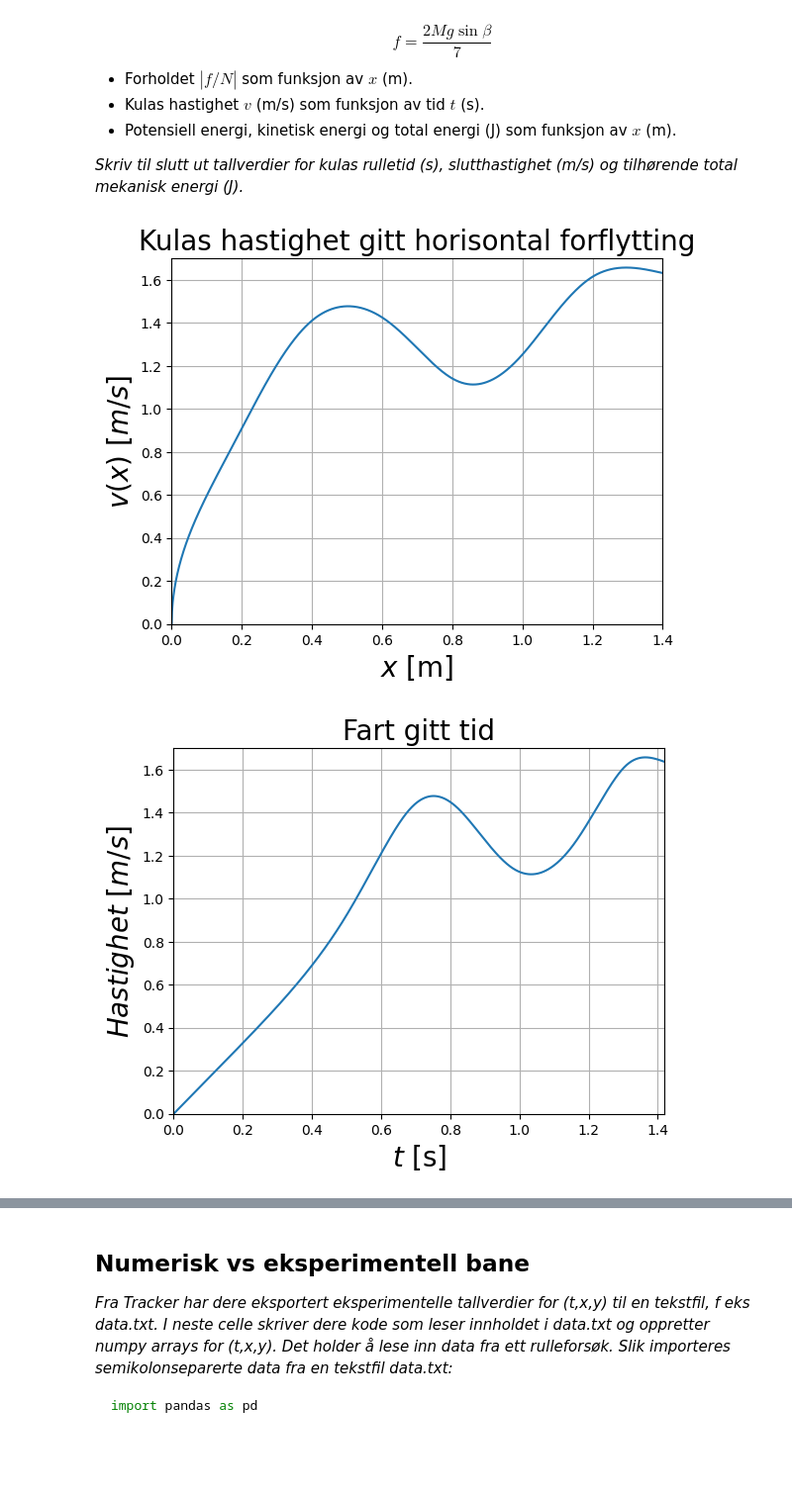
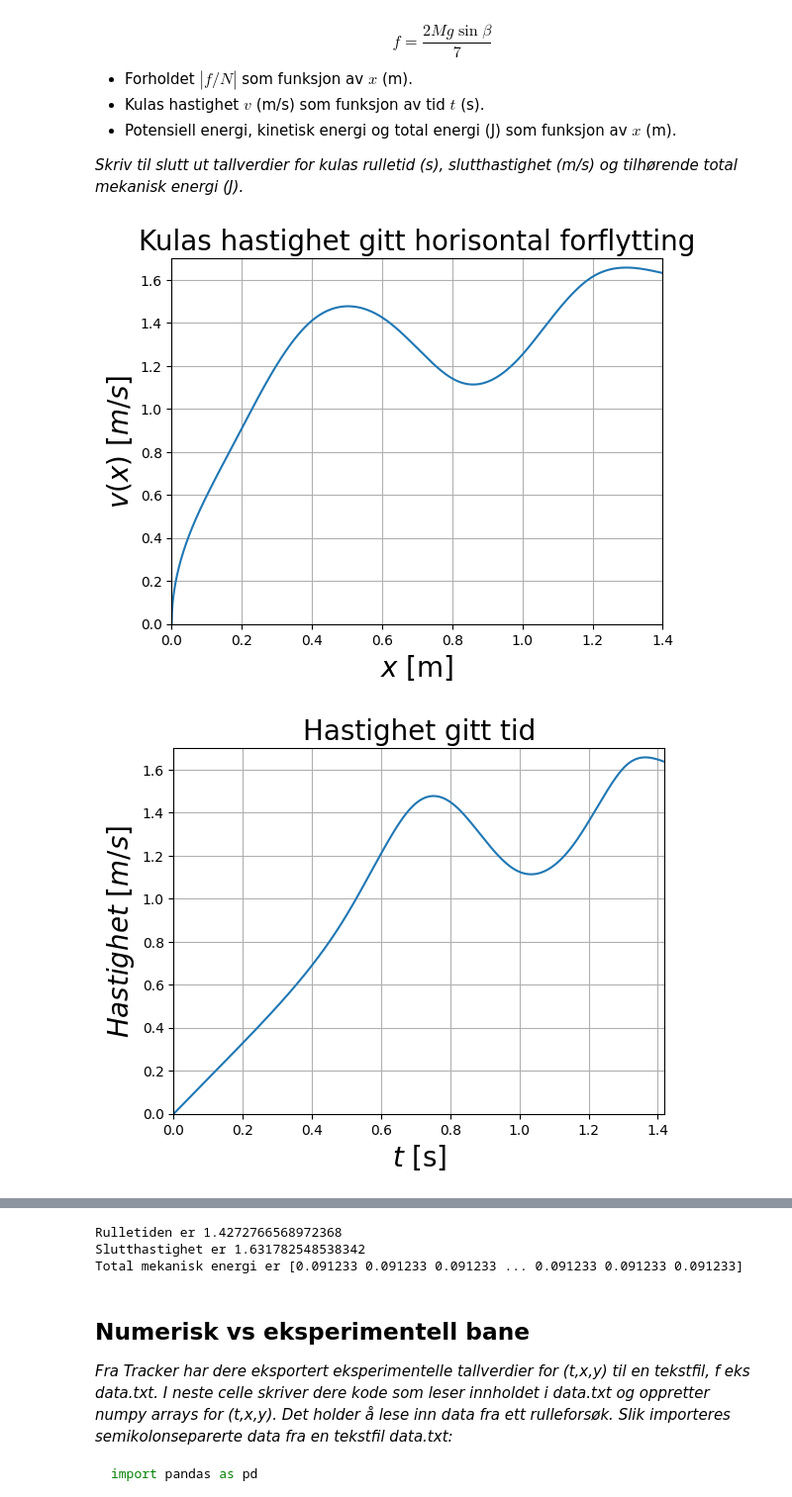
Before and after one commit to okhel/fyslab, a Jupyter notebook: mal_V24.ipynb, the cells around one changed output, grey strips where cells are left out. Shown: that part at 99% size. Saved outputs shown, nothing was run; the diff lists cells and outputs as text; code cells hidden in the pictures; blank space fills up the shorter version.

```diff
--- a/mal_V24.ipynb
+++ b/mal_V24.ipynb
@@ -194,7 +194,7 @@ dx = x[1]-x[0]
 for z in range(1, 1401):
     t[z] = t[z-1] + 2*dx/(v[z-1]*np.cos(beta[z-1])+v[z]*np.cos(beta[z]))
 plt.plot(t,v)
-plt.title('Fart gitt tid',fontsize=20)
+plt.title('Hastighet gitt tid',fontsize=20)
 plt.xlabel('$t$ [s]',fontsize=20)
 plt.ylabel('$Hastighet$ [$m/s$]',fontsize=20)
 plt.ylim(0, 1.700)
@@ -214,43 +214,45 @@ plt.xlim(0,1.420)
 plt.grid()
 plt.legend()
 plt.show()
-
 
 plt.plot(x,abs(f/N))
 plt.title('Forhold mellom friksjon og normalkraft',fontsize=20)
 plt.xlabel('$x$ [m]',fontsize=20)
 plt.ylabel('$|f/N|$ [$1$]',fontsize=20)
 plt.ylim(0, 1.700)
 plt.xlim(0,1.600)
 plt.grid()
 plt.show()
 
 Ek = (1+c)/2*M*v**2
 Ep = M*g*y
 E = Ek + Ep
 plt.plot(x,Ek, "r-", label="Kinetisk energi")
 plt.plot(x,Ep, "b-", label="Potensiell energi")
 plt.plot(x,E, "y-", label="Totalenergi")
 plt.title('Energi til kula',fontsize=20)
 plt.xlabel('$x$ [m]',fontsize=20)
 plt.ylabel('$Energi$ [$J$]',fontsize=20)
 plt.ylim(0, 0.100)
 plt.xlim(0,1.400)
 plt.grid()
 plt.legend()
 plt.show()
 
 
-#Utskrift av rulletid, sluttfart, total mekanisk energi
-
+#Utskrift av rulletid, slutthastighet, total mekanisk energi
 rulletid = t[1400]
 sluttfart = v[1400]
+print(f'Rulletiden er {rulletid} \nSlutthastighet er {sluttfart} \nTotal mekanisk energi er {E}')
 # %% [output]
 [figure]
-[figure, old version]
+[figure, new version]
 [figure]
 [figure]
 [figure]
+Rulletiden er 1.4272766568972368
+Slutthastighet er 1.631782548538342
+Total mekanisk energi er [0.091233 0.091233 0.091233 ... 0.091233 0.091233 0.091233]
 # %% [markdown]
 ## Numerisk vs eksperimentell bane
 
```
Also changed, not shown: parts of 7 cells of this notebook.
